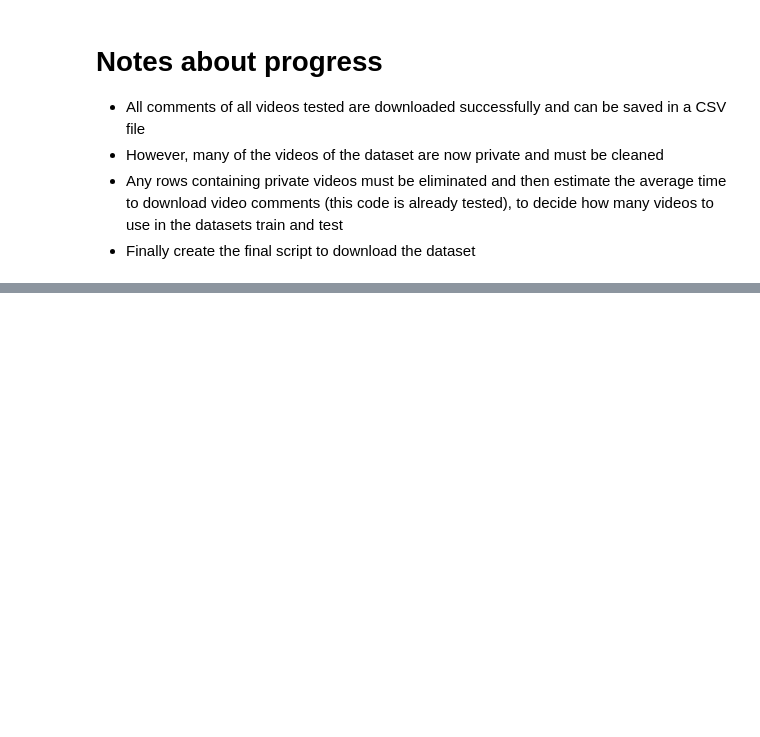
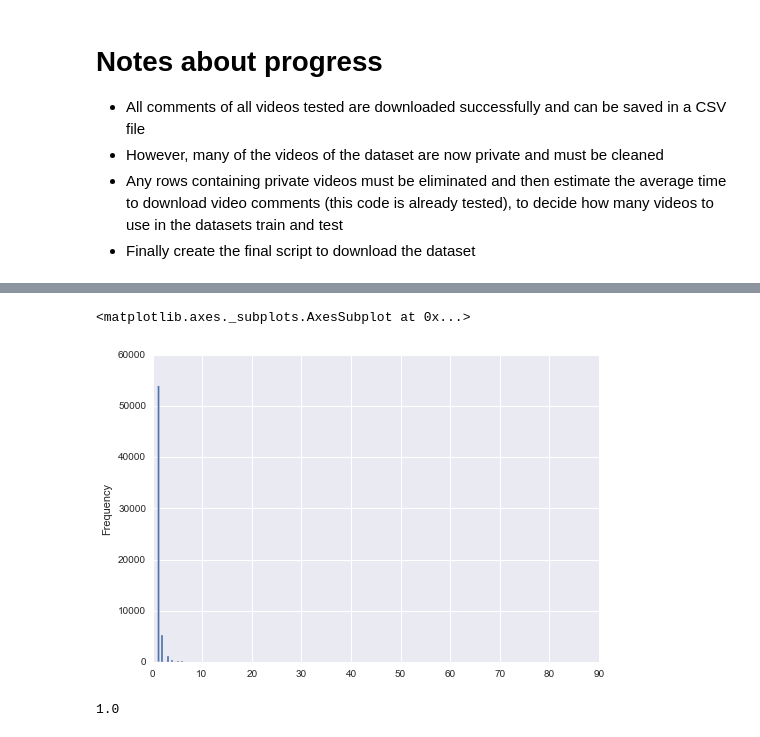
Before and after one commit to papapana/data_science, a Jupyter notebook: youtube_comedy_slam/Youtube comments.ipynb, the cells around one changed output, grey strips where cells are left out. Cells and saved outputs as stored; diff of their text form; code cells hidden in the pictures; blank space fills up the shorter version.

```diff
--- a/youtube_comedy_slam/Youtube comments.ipynb
+++ b/youtube_comedy_slam/Youtube comments.ipynb
@@ -221,0 +328,11 @@ for i in tnrange(1000, desc="test loop"):
+# %%
+# Comments per author (distribution)
+data.authorDisplayName.value_counts().plot(kind='hist', bins = 200)
+# %% [output]
+<matplotlib.axes._subplots.AxesSubplot at 0x...>
+[figure, added]
+# %%
+# Average comments per author
+round(data.groupby('authorDisplayName').size().mean())
+# %% [output]
+1.0
```
Also changed, not shown: parts of 31 cells of this notebook, 2 other files.
